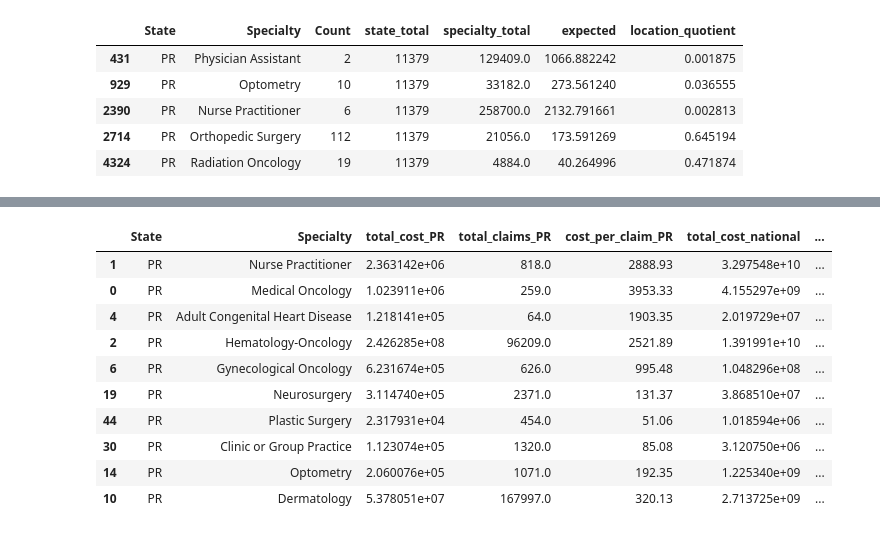
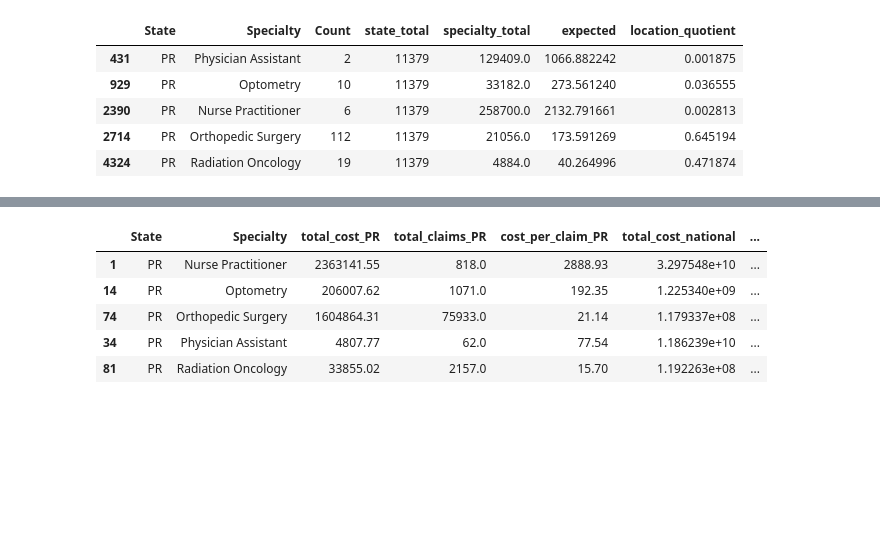
Before and after one commit to tonyinarula/Medicare-Part-D-Prescribing-Analysis, a Jupyter notebook: analysis.ipynb, the cells around one changed output, grey strips where cells are left out. Saved outputs shown, nothing was run; the diff lists cells and outputs as text; code cells hidden in the pictures; blank space fills up the shorter version.

```diff
--- a/analysis.ipynb
+++ b/analysis.ipynb
@@ -460,19 +441,15 @@ national_avg = con.execute('''
 # %%
+# compare PR cost-per-claim with national average
 pr_comparison = pr_cost.merge(national_avg,
               on = 'Specialty',
               how = 'left',
               suffixes = ('_PR','_national'))
 pr_comparison['cost_per_claim_diff'] = pr_comparison['cost_per_claim_PR'] - pr_comparison['cost_per_claim_national']
-pr_comparison.sort_values(by = 'cost_per_claim_diff', ascending = False).head(10)
+pr_comparison[pr_comparison['Specialty'].isin(pr_specialties)].sort_values(by = 'cost_per_claim_diff', ascending = False)
 # %% [output]
 |  | State | Specialty | total_cost_PR | total_claims_PR | cost_per_claim_PR | total_cost_national | ... |
-| 1 | PR | Nurse Practitioner | 2.363142e+06 | 818.0 | 2888.93 | 3.297548e+10 | ... |
-| 0 | PR | Medical Oncology | 1.023911e+06 | 259.0 | 3953.33 | 4.155297e+09 | ... |
-| 4 | PR | Adult Congenital Heart Disease | 1.218141e+05 | 64.0 | 1903.35 | 2.019729e+07 | ... |
-| 2 | PR | Hematology-Oncology | 2.426285e+08 | 96209.0 | 2521.89 | 1.391991e+10 | ... |
-| 6 | PR | Gynecological Oncology | 6.231674e+05 | 626.0 | 995.48 | 1.048296e+08 | ... |
-| 19 | PR | Neurosurgery | 3.114740e+05 | 2371.0 | 131.37 | 3.868510e+07 | ... |
-| 44 | PR | Plastic Surgery | 2.317931e+04 | 454.0 | 51.06 | 1.018594e+06 | ... |
-| 30 | PR | Clinic or Group Practice | 1.123074e+05 | 1320.0 | 85.08 | 3.120750e+06 | ... |
-| 14 | PR | Optometry | 2.060076e+05 | 1071.0 | 192.35 | 1.225340e+09 | ... |
-| 10 | PR | Dermatology | 5.378051e+07 | 167997.0 | 320.13 | 2.713725e+09 | ... |
+| 1 | PR | Nurse Practitioner | 2363141.55 | 818.0 | 2888.93 | 3.297548e+10 | ... |
+| 14 | PR | Optometry | 206007.62 | 1071.0 | 192.35 | 1.225340e+09 | ... |
+| 74 | PR | Orthopedic Surgery | 1604864.31 | 75933.0 | 21.14 | 1.179337e+08 | ... |
+| 34 | PR | Physician Assistant | 4807.77 | 62.0 | 77.54 | 1.186239e+10 | ... |
+| 81 | PR | Radiation Oncology | 33855.02 | 2157.0 | 15.70 | 1.192263e+08 | ... |
```
Also changed, not shown: parts of 10 cells of this notebook.
